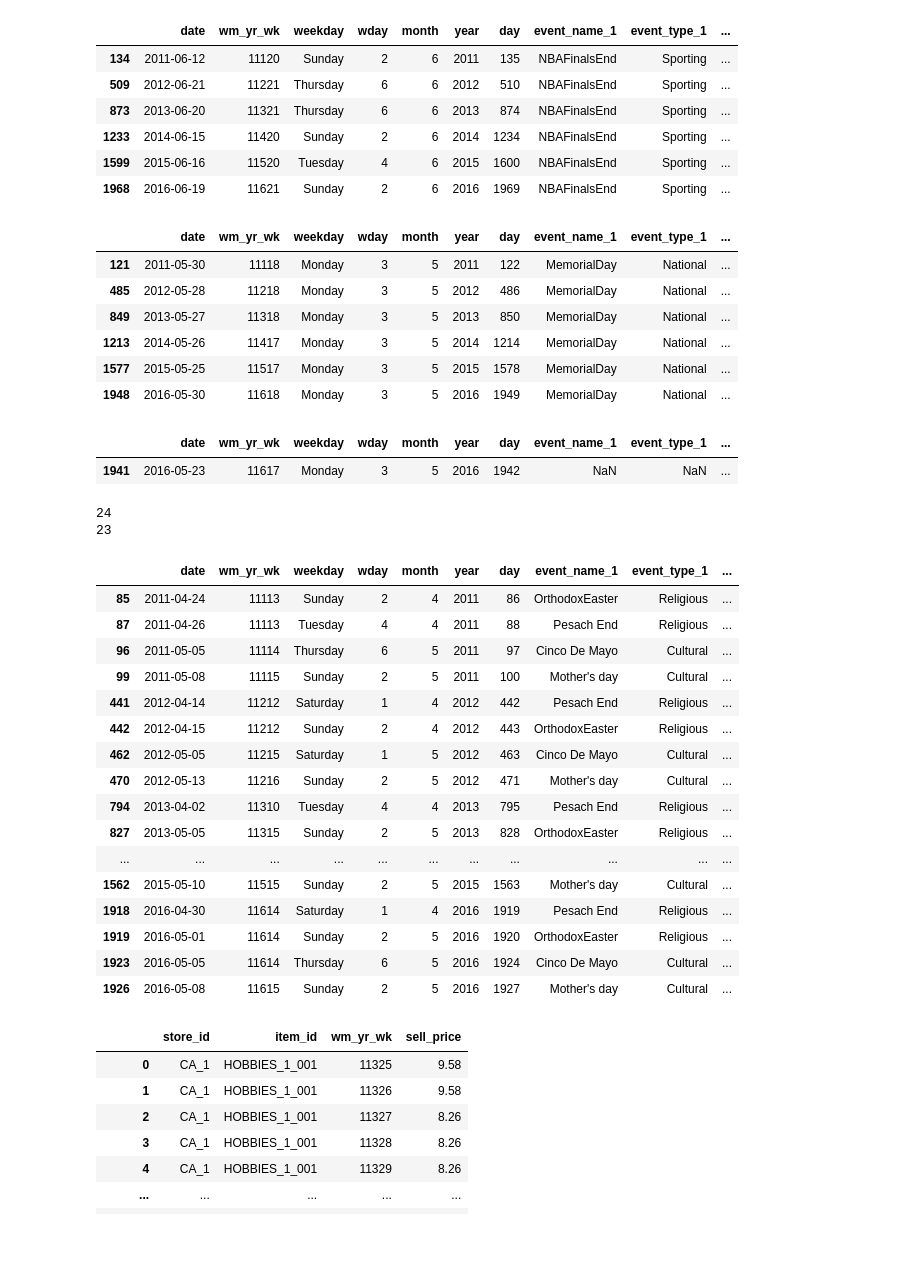
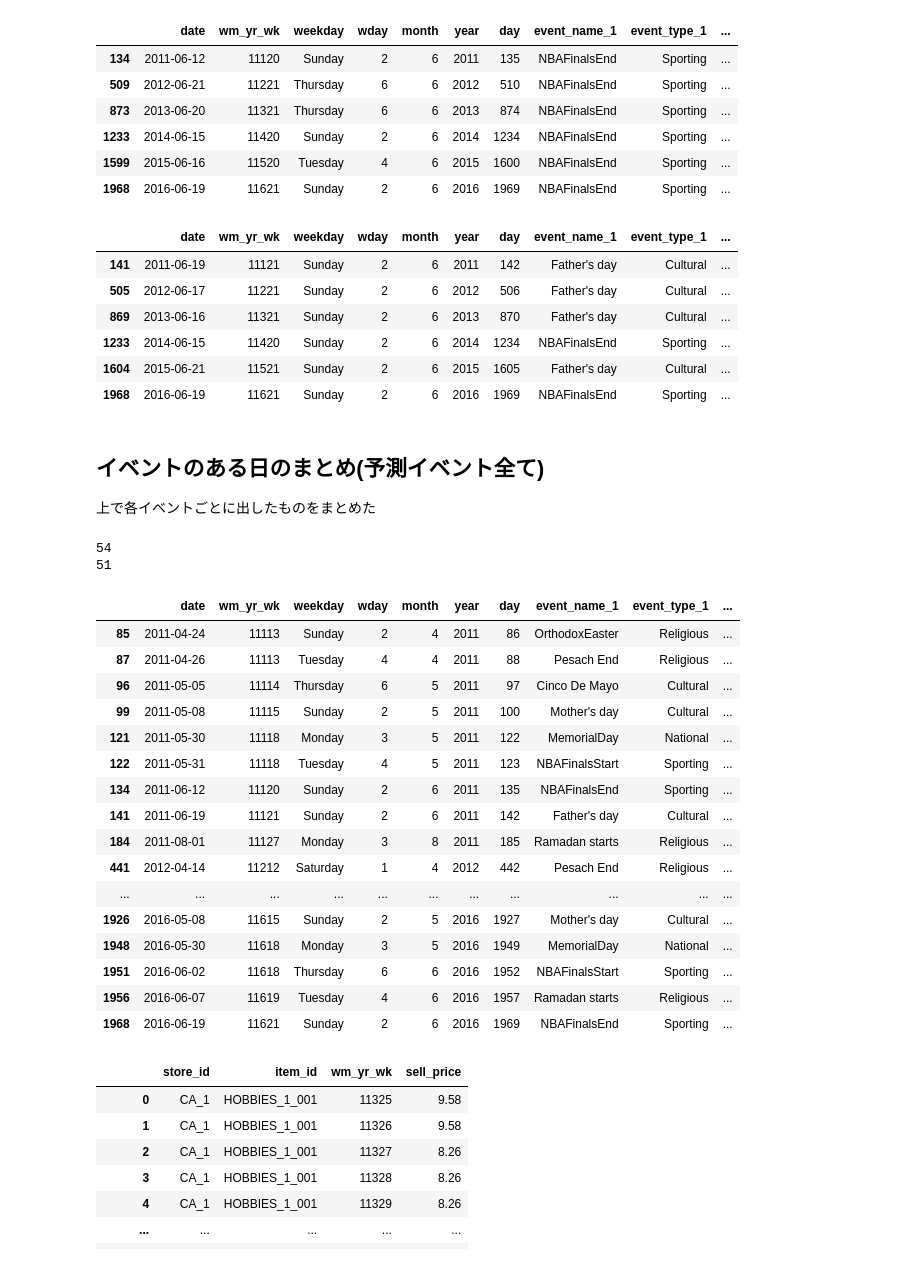
Before and after one commit to TAIR-Project/kaggle-m5-accuracy, a Jupyter notebook: 200428 CA_1 予測データ内のイベント分析2か月分-checkpoint.ipynb, the cells around one changed output. Drawn from its saved outputs; the diff is of its cells as text; code cells hidden in the pictures.

```diff
--- a/200428 CA_1 予測データ内のイベント分析2か月分-checkpoint.ipynb
+++ b/200428 CA_1 予測データ内のイベント分析2か月分-checkpoint.ipynb
@@ -275,50 +285,48 @@ df_NBAFinalsEnd
 | 1968 | 2016-06-19 | 11621 | Sunday | 2 | 6 | 2016 | 1969 | NBAFinalsEnd | Sporting | ... |
 # %%
 EVENTS="Father's day"
-df_Father = df_calendar[(df_calendar["event_name_1"] == "MemorialDay")|(df_calendar["event_name_2"] == "MemorialDay")]
+df_Father = df_calendar[(df_calendar["event_name_1"] == EVENTS)|(df_calendar["event_name_2"] == EVENTS)]
 df_Father
 #毎年開催
 # %% [output]
 |  | date | wm_yr_wk | weekday | wday | month | year | day | event_name_1 | event_type_1 | ... |
-| 121 | 2011-05-30 | 11118 | Monday | 3 | 5 | 2011 | 122 | MemorialDay | National | ... |
-| 485 | 2012-05-28 | 11218 | Monday | 3 | 5 | 2012 | 486 | MemorialDay | National | ... |
-| 849 | 2013-05-27 | 11318 | Monday | 3 | 5 | 2013 | 850 | MemorialDay | National | ... |
-| 1213 | 2014-05-26 | 11417 | Monday | 3 | 5 | 2014 | 1214 | MemorialDay | National | ... |
-| 1577 | 2015-05-25 | 11517 | Monday | 3 | 5 | 2015 | 1578 | MemorialDay | National | ... |
-| 1948 | 2016-05-30 | 11618 | Monday | 3 | 5 | 2016 | 1949 | MemorialDay | National | ... |
+| 141 | 2011-06-19 | 11121 | Sunday | 2 | 6 | 2011 | 142 | Father's day | Cultural | ... |
+| 505 | 2012-06-17 | 11221 | Sunday | 2 | 6 | 2012 | 506 | Father's day | Cultural | ... |
+| 869 | 2013-06-16 | 11321 | Sunday | 2 | 6 | 2013 | 870 | Father's day | Cultural | ... |
+| 1233 | 2014-06-15 | 11420 | Sunday | 2 | 6 | 2014 | 1234 | NBAFinalsEnd | Sporting | ... |
+| 1604 | 2015-06-21 | 11521 | Sunday | 2 | 6 | 2015 | 1605 | Father's day | Cultural | ... |
+| 1968 | 2016-06-19 | 11621 | Sunday | 2 | 6 | 2016 | 1969 | NBAFinalsEnd | Sporting | ... |
-# %%
-df_calendar[df_calendar['day']=='1942']
-# %% [output]
-|  | date | wm_yr_wk | weekday | wday | month | year | day | event_name_1 | event_type_1 | ... |
-| 1941 | 2016-05-23 | 11617 | Monday | 3 | 5 | 2016 | 1942 | NaN | NaN | ... |
+# %% [markdown]
+## イベントのある日のまとめ(予測イベント全て)
+上で各イベントごとに出したものをまとめた
 # %%
 #イベントのある日のデータを引っ付けます
-df_event_merge = pd.concat([df_Pesach,df_OrthodoxEaster,df_Cinco,df_Mother])
+df_event_merge = pd.concat([df_Pesach,df_OrthodoxEaster,df_Cinco,df_Mother,df_MemorialDay,df_NBAFinalsStart,df_RamadanStarts,df_NBAFinalsEnd,df_Father])
 df_event_merge = df_event_merge.sort_values(by=["date"])
 print(len(df_event_merge))
 df_event_merge = df_event_merge[~df_event_merge.duplicated()]
 print(len(df_event_merge))
 df_event_merge
 # %% [output]
-24
-23
+54
+51
 |  | date | wm_yr_wk | weekday | wday | month | year | day | event_name_1 | event_type_1 | ... |
 | 85 | 2011-04-24 | 11113 | Sunday | 2 | 4 | 2011 | 86 | OrthodoxEaster | Religious | ... |
 | 87 | 2011-04-26 | 11113 | Tuesday | 4 | 4 | 2011 | 88 | Pesach End | Religious | ... |
 | 96 | 2011-05-05 | 11114 | Thursday | 6 | 5 | 2011 | 97 | Cinco De Mayo | Cultural | ... |
 | 99 | 2011-05-08 | 11115 | Sunday | 2 | 5 | 2011 | 100 | Mother's day | Cultural | ... |
+| 121 | 2011-05-30 | 11118 | Monday | 3 | 5 | 2011 | 122 | MemorialDay | National | ... |
+| 122 | 2011-05-31 | 11118 | Tuesday | 4 | 5 | 2011 | 123 | NBAFinalsStart | Sporting | ... |
+| 134 | 2011-06-12 | 11120 | Sunday | 2 | 6 | 2011 | 135 | NBAFinalsEnd | Sporting | ... |
+| 141 | 2011-06-19 | 11121 | Sunday | 2 | 6 | 2011 | 142 | Father's day | Cultural | ... |
+| 184 | 2011-08-01 | 11127 | Monday | 3 | 8 | 2011 | 185 | Ramadan starts | Religious | ... |
 | 441 | 2012-04-14 | 11212 | Saturday | 1 | 4 | 2012 | 442 | Pesach End | Religious | ... |
-| 442 | 2012-04-15 | 11212 | Sunday | 2 | 4 | 2012 | 443 | OrthodoxEaster | Religious | ... |
-| 462 | 2012-05-05 | 11215 | Saturday | 1 | 5 | 2012 | 463 | Cinco De Mayo | Cultural | ... |
-| 470 | 2012-05-13 | 11216 | Sunday | 2 | 5 | 2012 | 471 | Mother's day | Cultural | ... |
-| 794 | 2013-04-02 | 11310 | Tuesday | 4 | 4 | 2013 | 795 | Pesach End | Religious | ... |
-| 827 | 2013-05-05 | 11315 | Sunday | 2 | 5 | 2013 | 828 | OrthodoxEaster | Religious | ... |
 | ... | ... | ... | ... | ... | ... | ... | ... | ... | ... | ... |
-| 1562 | 2015-05-10 | 11515 | Sunday | 2 | 5 | 2015 | 1563 | Mother's day | Cultural | ... |
-| 1918 | 2016-04-30 | 11614 | Saturday | 1 | 4 | 2016 | 1919 | Pesach End | Religious | ... |
-| 1919 | 2016-05-01 | 11614 | Sunday | 2 | 5 | 2016 | 1920 | OrthodoxEaster | Religious | ... |
-| 1923 | 2016-05-05 | 11614 | Thursday | 6 | 5 | 2016 | 1924 | Cinco De Mayo | Cultural | ... |
 | 1926 | 2016-05-08 | 11615 | Sunday | 2 | 5 | 2016 | 1927 | Mother's day | Cultural | ... |
+| 1948 | 2016-05-30 | 11618 | Monday | 3 | 5 | 2016 | 1949 | MemorialDay | National | ... |
+| 1951 | 2016-06-02 | 11618 | Thursday | 6 | 6 | 2016 | 1952 | NBAFinalsStart | Sporting | ... |
+| 1956 | 2016-06-07 | 11619 | Tuesday | 4 | 6 | 2016 | 1957 | Ramadan starts | Religious | ... |
+| 1968 | 2016-06-19 | 11621 | Sunday | 2 | 6 | 2016 | 1969 | NBAFinalsEnd | Sporting | ... |
 # %%
 df_sell_prices = sell_prices
 df_sell_prices
```
Also changed, not shown: parts of 36 cells of this notebook.
